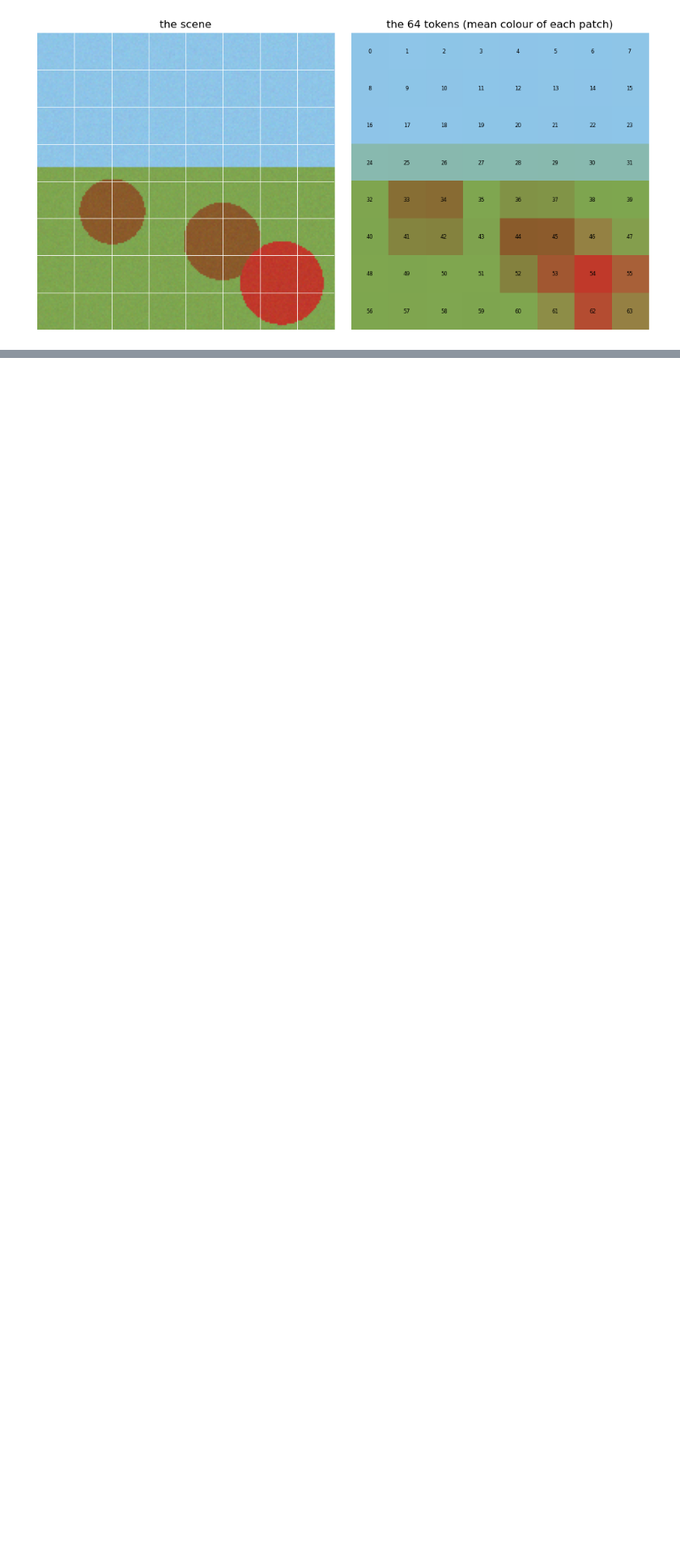
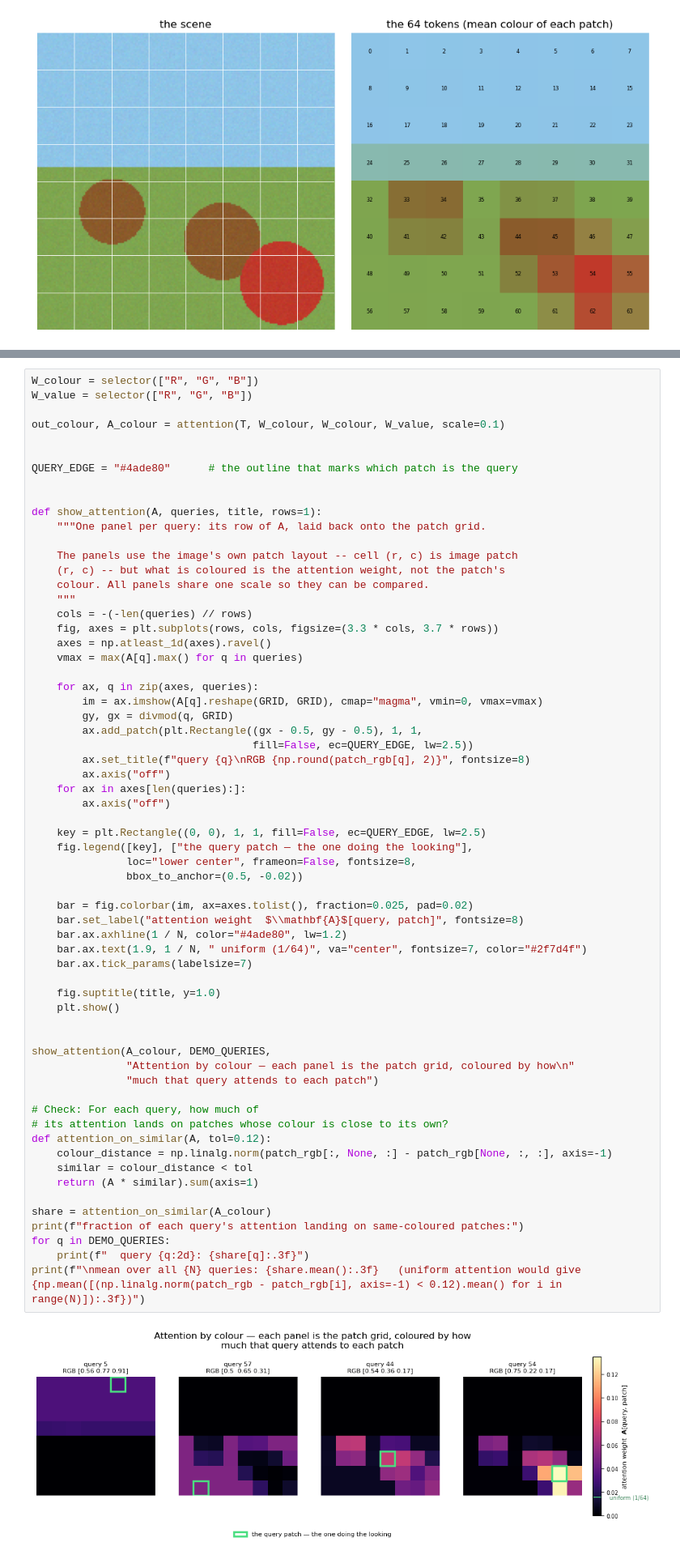
Before and after one commit to RibeiroResearch/neural-nets-tutorials, a Jupyter notebook: attention_by_hand.ipynb, the cells around one changed output, grey strips where cells are left out. Shown at 81% size. Cells and saved outputs as stored; diff of their text form; blank space fills up the shorter version.

```diff
--- a/attention_by_hand.ipynb
+++ b/attention_by_hand.ipynb
@@ -254,0 +204,65 @@ mean over all 64 queries: 0.680   (uniform attention would give 0.271)
+# %%
+W_colour = selector(["R", "G", "B"])
+W_value = selector(["R", "G", "B"])
+
+out_colour, A_colour = attention(T, W_colour, W_colour, W_value, scale=0.1)
+
+
+QUERY_EDGE = "#4ade80"      # the outline that marks which patch is the query
+
+
+def show_attention(A, queries, title, rows=1):
+    """One panel per query: its row of A, laid back onto the patch grid.
+
+    The panels use the image's own patch layout -- cell (r, c) is image patch
+    (r, c) -- but what is coloured is the attention weight, not the patch's
+    colour. All panels share one scale so they can be compared.
+    """
+    cols = -(-len(queries) // rows)
+    fig, axes = plt.subplots(rows, cols, figsize=(3.3 * cols, 3.7 * rows))
+    axes = np.atleast_1d(axes).ravel()
+    vmax = max(A[q].max() for q in queries)
+
+    for ax, q in zip(axes, queries):
+        im = ax.imshow(A[q].reshape(GRID, GRID), cmap="magma", vmin=0, vmax=vmax)
+        gy, gx = divmod(q, GRID)
+        ax.add_patch(plt.Rectangle((gx - 0.5, gy - 0.5), 1, 1,
+                                   fill=False, ec=QUERY_EDGE, lw=2.5))
+        ax.set_title(f"query {q}\nRGB {np.round(patch_rgb[q], 2)}", fontsize=8)
+        ax.axis("off")
+    for ax in axes[len(queries):]:
+        ax.axis("off")
+
+    key = plt.Rectangle((0, 0), 1, 1, fill=False, ec=QUERY_EDGE, lw=2.5)
+    fig.legend([key], ["the query patch — the one doing the looking"],
+               loc="lower center", frameon=False, fontsize=8,
+               bbox_to_anchor=(0.5, -0.02))
+
+    bar = fig.colorbar(im, ax=axes.tolist(), fraction=0.025, pad=0.02)
+    bar.set_label("attention weight  $\\mathbf{A}$[query, patch]", fontsize=8)
+    bar.ax.axhline(1 / N, color="#4ade80", lw=1.2)
+    bar.ax.text(1.9, 1 / N, " uniform (1/64)", va="center", fontsize=7, color="#2f7d4f")
+    bar.ax.tick_params(labelsize=7)
+
+    fig.suptitle(title, y=1.0)
+    plt.show()
+
+
+show_attention(A_colour, DEMO_QUERIES,
+               "Attention by colour — each panel is the patch grid, coloured by how\n"
+               "much that query attends to each patch")
+
+# Check: For each query, how much of
+# its attention lands on patches whose colour is close to its own?
+def attention_on_similar(A, tol=0.12):
+    colour_distance = np.linalg.norm(patch_rgb[:, None, :] - patch_rgb[None, :, :], axis=-1)
+    similar = colour_distance < tol
+    return (A * similar).sum(axis=1)
+
+share = attention_on_similar(A_colour)
+print(f"fraction of each query's attention landing on same-coloured patches:")
+for q in DEMO_QUERIES:
+    print(f"  query {q:2d}: {share[q]:.3f}")
+print(f"\nmean over all {N} queries: {share.mean():.3f}   (uniform attention would give {np.mean([(np.linalg.norm(patch_rgb - patch_rgb[i], axis=-1) < 0.12).mean() for i in range(N)]):.3f})")
+# %% [output]
+[figure, added]
```
Also changed, not shown: parts of 8 cells of this notebook, 1 other file.
